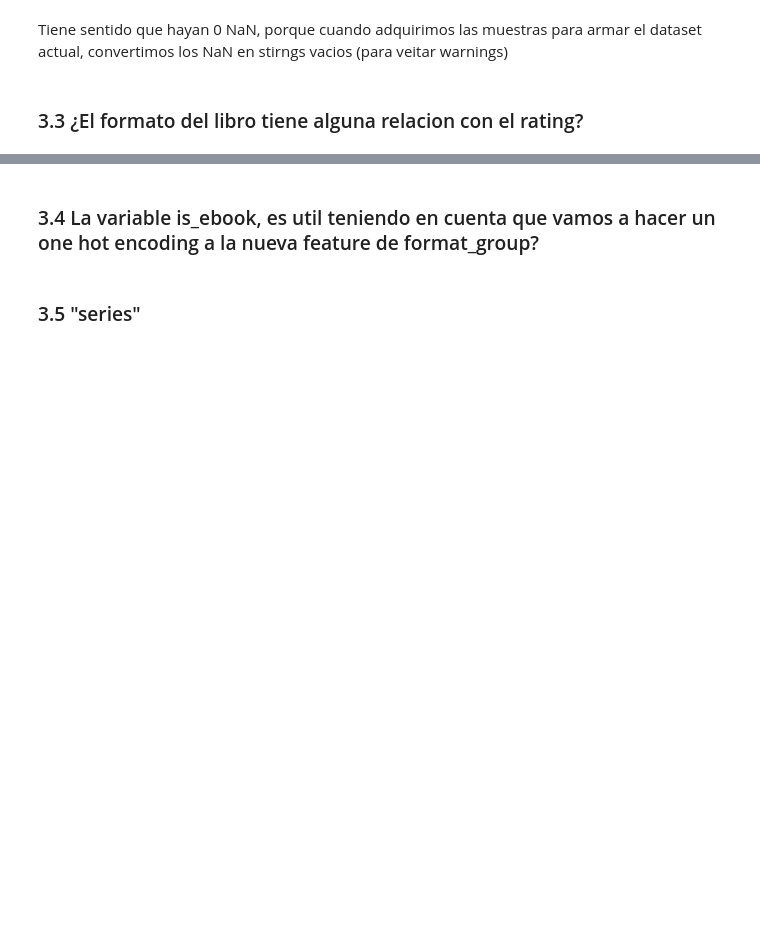
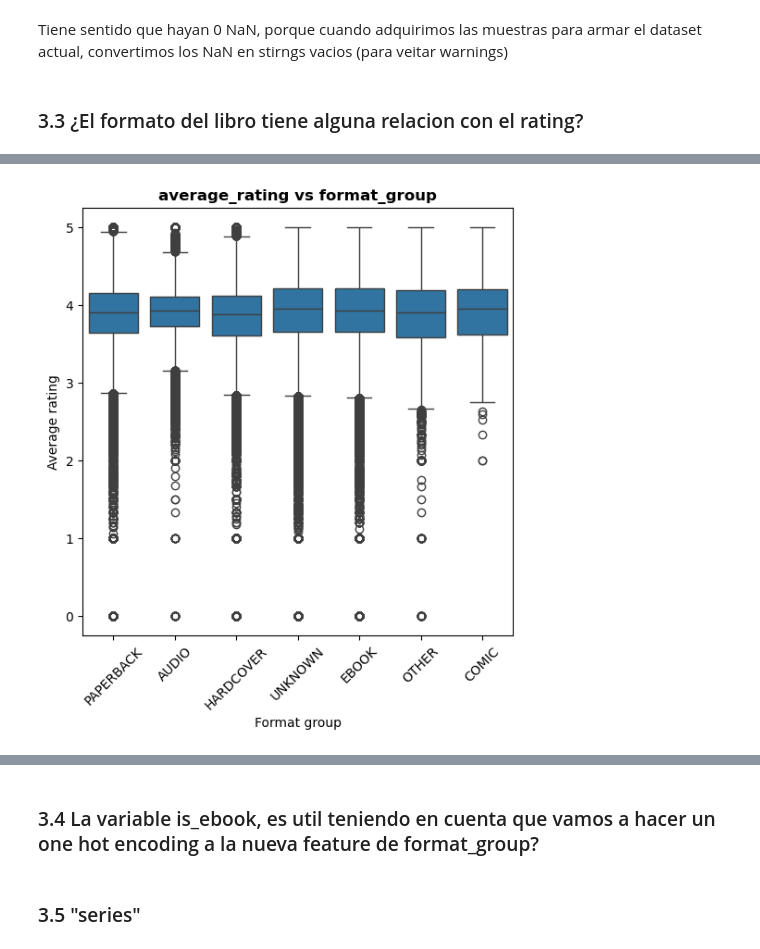
Before and after one commit to SolGarciaPereyra/Clasificador_Recomendador_Libros, a Jupyter notebook: eda_y_preprocesamiento.ipynb, the cells around one changed output, grey strips where cells are left out. Drawn from its saved outputs; the diff is of its cells as text; code cells hidden in the pictures; blank space fills up the shorter version.

```diff
--- a/eda_y_preprocesamiento.ipynb
+++ b/eda_y_preprocesamiento.ipynb
@@ -182,4 +183,5 @@ Tiene sentido que hayan 0 NaN, porque cuando adquirimos las muestras para armar
 # %%
 #df_us_en.groupby("format_group").apply(lambda x: pd.to_numeric(x["average_rating"], errors="coerce").mean())
 # %%
-df_us_en.groupby("format_group")["average_rating"].agg(["count","mean","std"])
+df_us_en["average_rating"] = pd.to_numeric(df_us_en["average_rating"], errors="coerce")
+df_us_en.groupby("format_group")["average_rating"].agg(["count", "mean", "std"])
@@ -185,0 +198,10 @@ df_us_en.groupby("format_group")["average_rating"].agg(["count","mean","std"])
+# %%
+plt.figure(figsize = (6, 6))
+sns.boxplot(data = df_us_en, x = "format_group", y = "average_rating")
+plt.xlabel("Format group")
+plt.ylabel("Average rating")
+plt.title("average_rating vs format_group", fontweight = "bold")
+plt.xticks(rotation = 45)
+plt.show()
+# %% [output]
+[figure, added]
```
Also changed, not shown: parts of 14 cells of this notebook, 2 other files.
